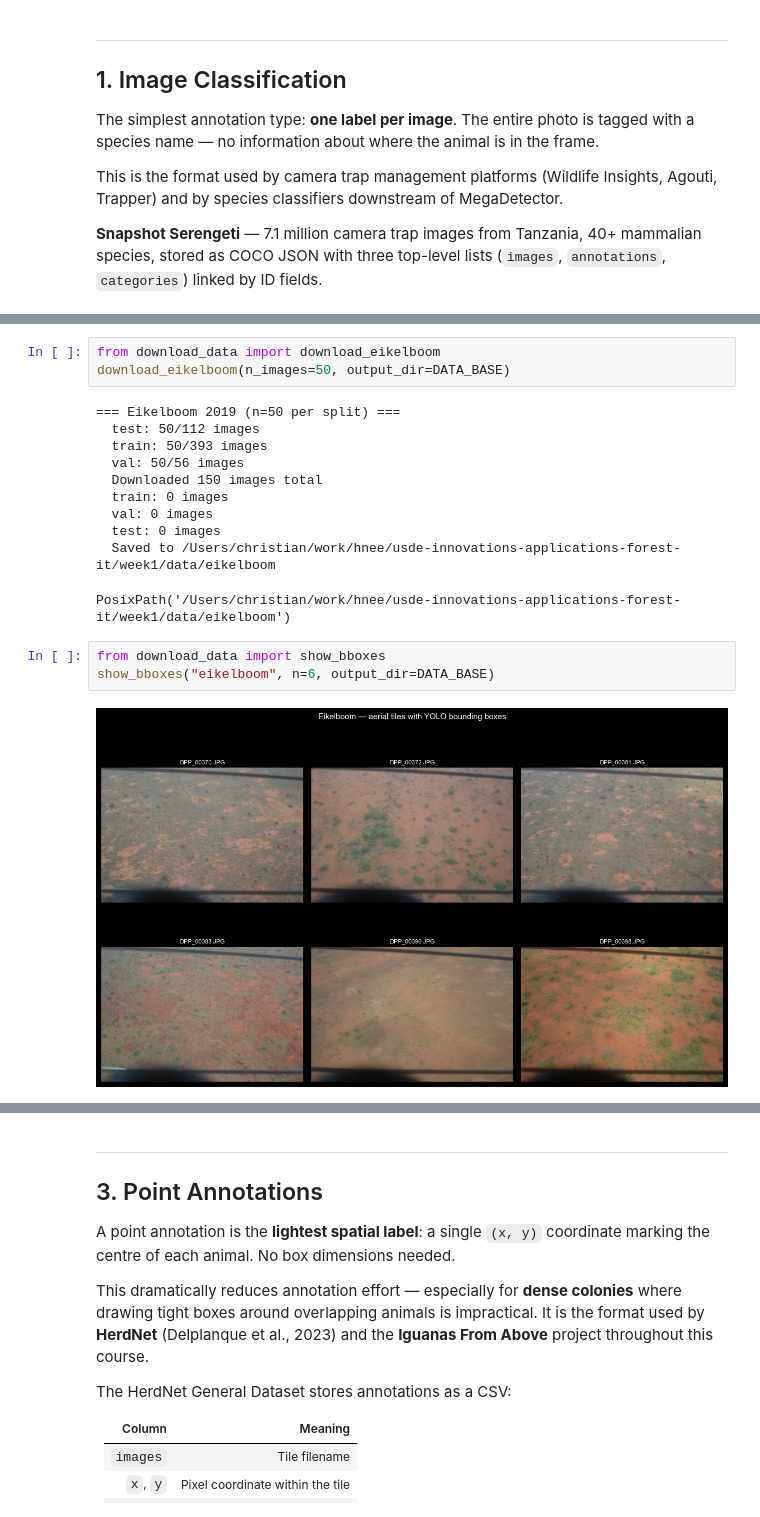
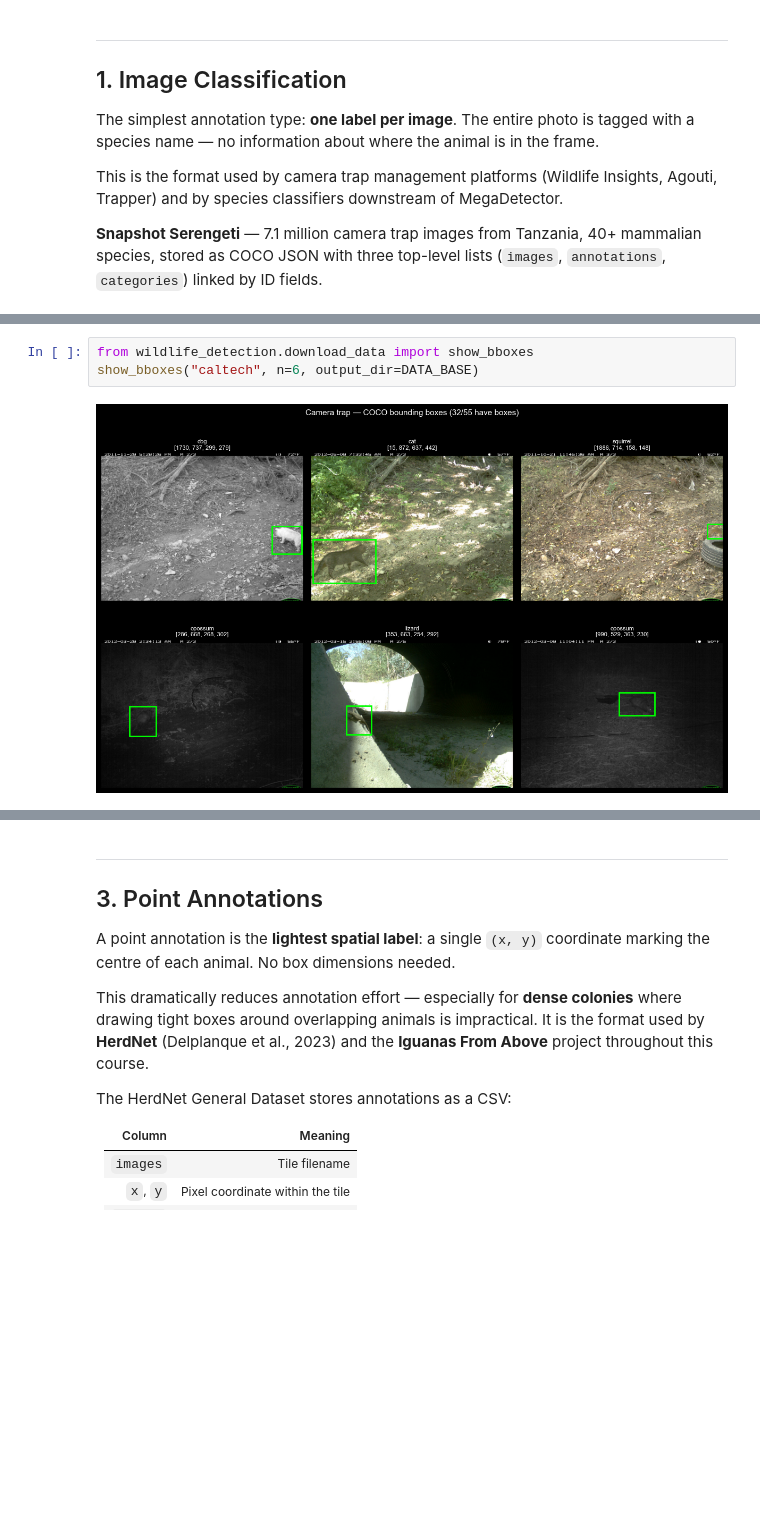
Before and after one commit to cwinkelmann/usde-innovations-applications-forest-it, a Jupyter notebook: week1/practicals/practical_01_visual_wildlife_datasets.ipynb, the cells around one changed output, grey strips where cells are left out. Drawn from its saved outputs; the diff is of its cells as text; blank space fills up the shorter version.

```diff
--- a/week1/practicals/practical_01_visual_wildlife_datasets.ipynb
+++ b/week1/practicals/practical_01_visual_wildlife_datasets.ipynb
@@ -103,19 +92,5 @@ No bounding box annotations in Serengeti subset
 # %%
-from download_data import download_eikelboom
-download_eikelboom(n_images=50, output_dir=DATA_BASE)
+from wildlife_detection.download_data import show_bboxes
+show_bboxes("caltech", n=6, output_dir=DATA_BASE)
 # %% [output]
-=== Eikelboom 2019 (n=50 per split) ===
-  test: 50/112 images
-  train: 50/393 images
-  val: 50/56 images
-  Downloaded 150 images total
-  train: 0 images
-  val: 0 images
-  test: 0 images
-  Saved to /Users/christian/work/hnee/usde-innovations-applications-forest-it/week1/data/eikelboom
-PosixPath('/Users/christian/work/hnee/usde-innovations-applications-forest-it/week1/data/eikelboom')
+[figure, added]
-# %%
-from download_data import show_bboxes
-show_bboxes("eikelboom", n=6, output_dir=DATA_BASE)
-# %% [output]
-[figure, removed]
```
Also changed, not shown: parts of 23 cells of this notebook, 10 other files.
